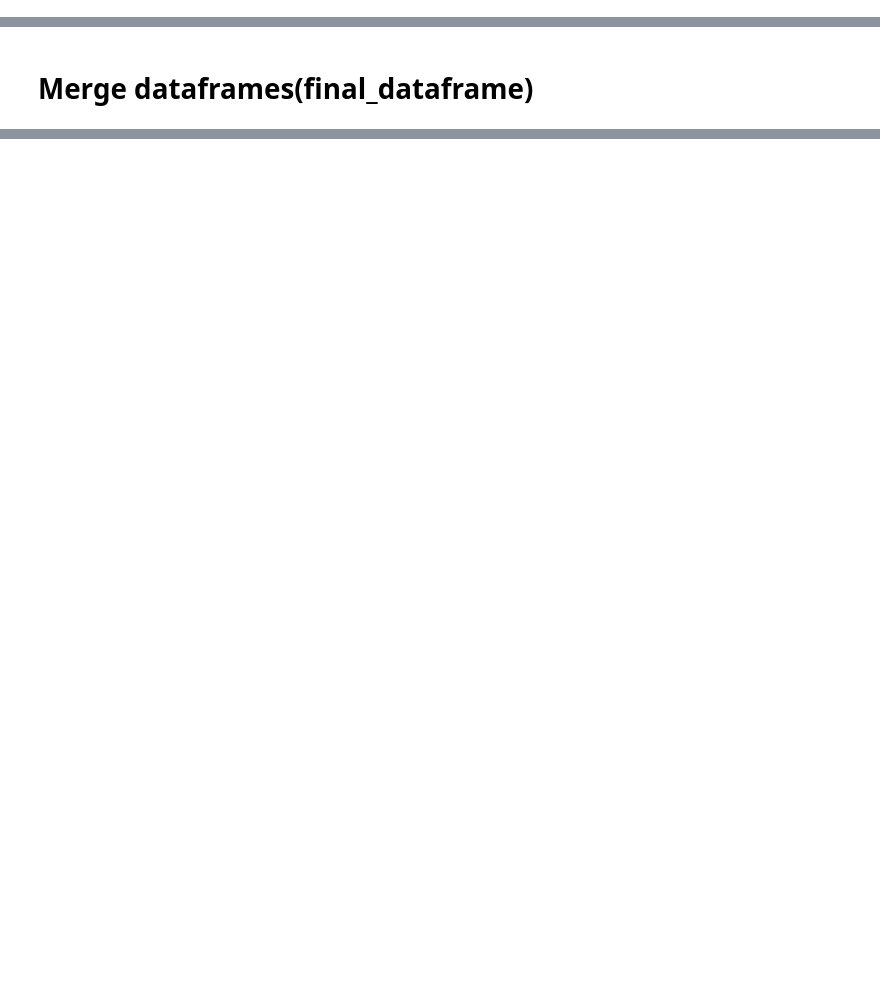
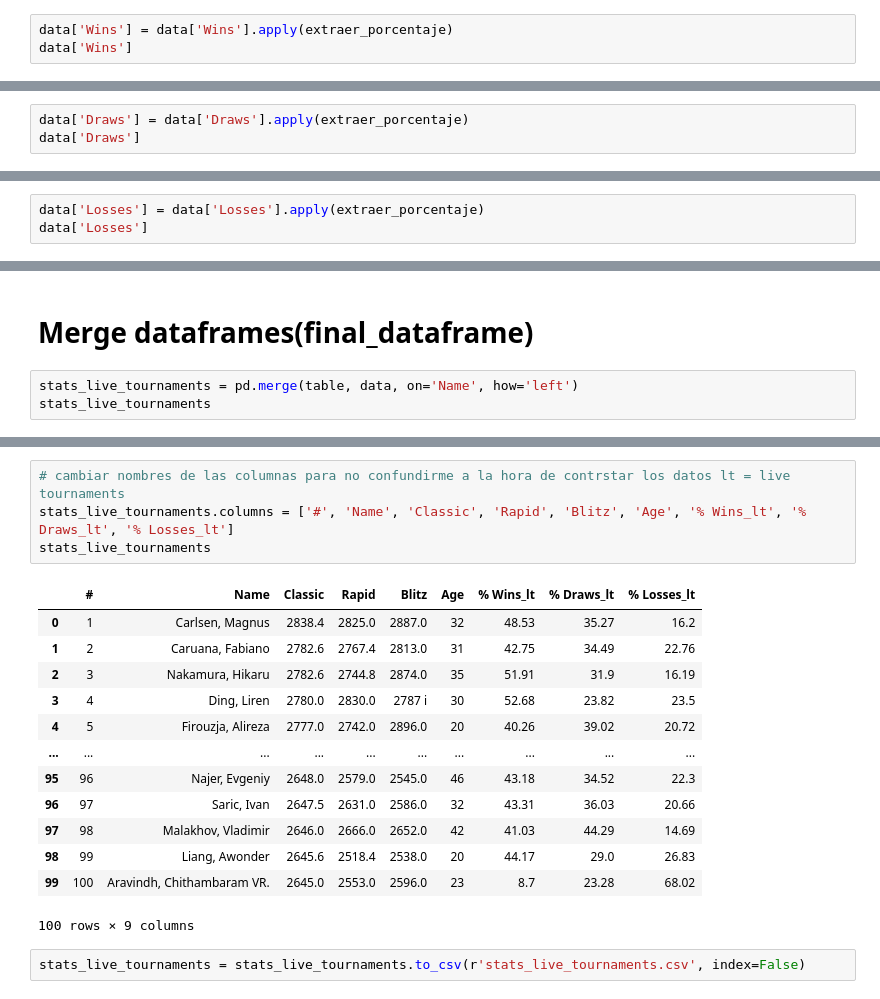
Before and after one commit to BorjaDorado/Chess, a Jupyter notebook: notebooks/Filtrado final.ipynb, the cells around one changed output, grey strips where cells are left out. Drawn from its saved outputs; the diff is of its cells as text; blank space fills up the shorter version.

```diff
--- a/Filtrado final.ipynb
+++ b/notebooks/Filtrado final.ipynb
@@ -436,0 +603,3 @@ data.to_csv(r'top_100_wdl.csv', index=False)
+# %%
+data['Wins'] = data['Wins'].apply(extraer_porcentaje)
+data['Wins']
@@ -436,0 +619,3 @@ data.to_csv(r'top_100_wdl.csv', index=False)
+# %%
+data['Draws'] = data['Draws'].apply(extraer_porcentaje)
+data['Draws']
@@ -436,0 +635,3 @@ data.to_csv(r'top_100_wdl.csv', index=False)
+# %%
+data['Losses'] = data['Losses'].apply(extraer_porcentaje)
+data['Losses']
@@ -437,2 +651,5 @@ data.to_csv(r'top_100_wdl.csv', index=False)
 # %% [markdown]
 # Merge dataframes(final_dataframe)
+# %%
+stats_live_tournaments = pd.merge(table, data, on='Name', how='left')
+stats_live_tournaments
@@ -438,0 +670,20 @@ data.to_csv(r'top_100_wdl.csv', index=False)
+# %%
+# cambiar nombres de las columnas para no confundirme a la hora de contrstar los datos lt = live tournaments
+stats_live_tournaments.columns = ['#', 'Name', 'Classic', 'Rapid', 'Blitz', 'Age', '% Wins_lt', '% Draws_lt', '% Losses_lt']
+stats_live_tournaments
+# %% [output]
+|  | # | Name | Classic | Rapid | Blitz | Age | % Wins_lt | % Draws_lt | % Losses_lt |
+| 0 | 1 | Carlsen, Magnus | 2838.4 | 2825.0 | 2887.0 | 32 | 48.53 | 35.27 | 16.2 |
+| 1 | 2 | Caruana, Fabiano | 2782.6 | 2767.4 | 2813.0 | 31 | 42.75 | 34.49 | 22.76 |
+| 2 | 3 | Nakamura, Hikaru | 2782.6 | 2744.8 | 2874.0 | 35 | 51.91 | 31.9 | 16.19 |
+| 3 | 4 | Ding, Liren | 2780.0 | 2830.0 | 2787 i | 30 | 52.68 | 23.82 | 23.5 |
+| 4 | 5 | Firouzja, Alireza | 2777.0 | 2742.0 | 2896.0 | 20 | 40.26 | 39.02 | 20.72 |
+| ... | ... | ... | ... | ... | ... | ... | ... | ... | ... |
+| 95 | 96 | Najer, Evgeniy | 2648.0 | 2579.0 | 2545.0 | 46 | 43.18 | 34.52 | 22.3 |
+| 96 | 97 | Saric, Ivan | 2647.5 | 2631.0 | 2586.0 | 32 | 43.31 | 36.03 | 20.66 |
+| 97 | 98 | Malakhov, Vladimir | 2646.0 | 2666.0 | 2652.0 | 42 | 41.03 | 44.29 | 14.69 |
+| 98 | 99 | Liang, Awonder | 2645.6 | 2518.4 | 2538.0 | 20 | 44.17 | 29.0 | 26.83 |
+| 99 | 100 | Aravindh, Chithambaram VR. | 2645.0 | 2553.0 | 2596.0 | 23 | 8.7 | 23.28 | 68.02 |
+100 rows × 9 columns
+# %%
+stats_live_tournaments = stats_live_tournaments.to_csv(r'stats_live_tournaments.csv', index=False)
```
Also changed, not shown: parts of 34 cells of this notebook, 15 other files.
